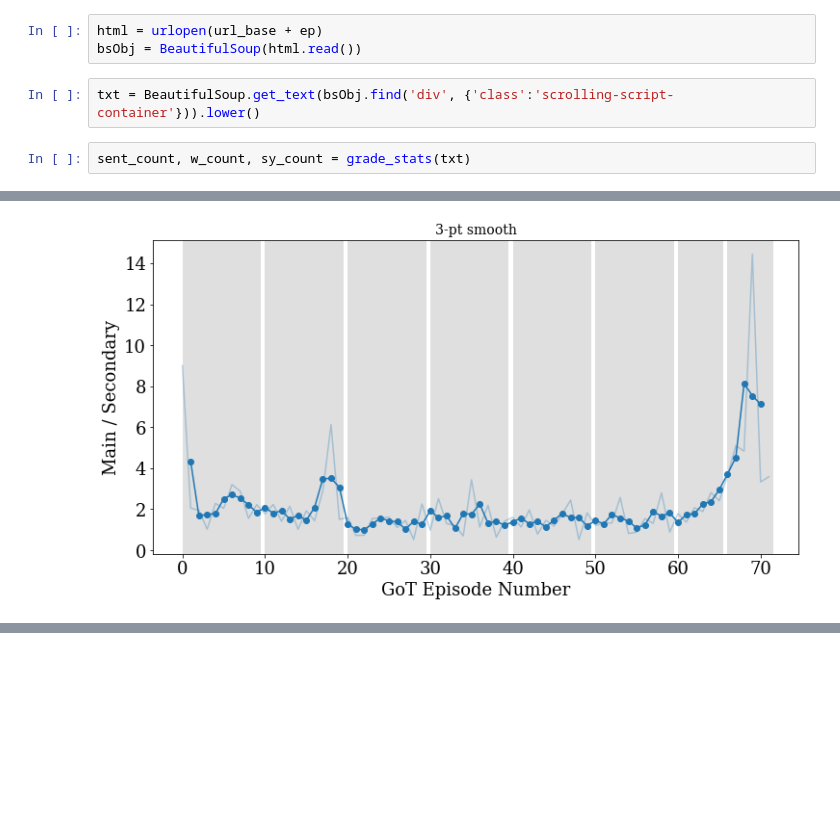
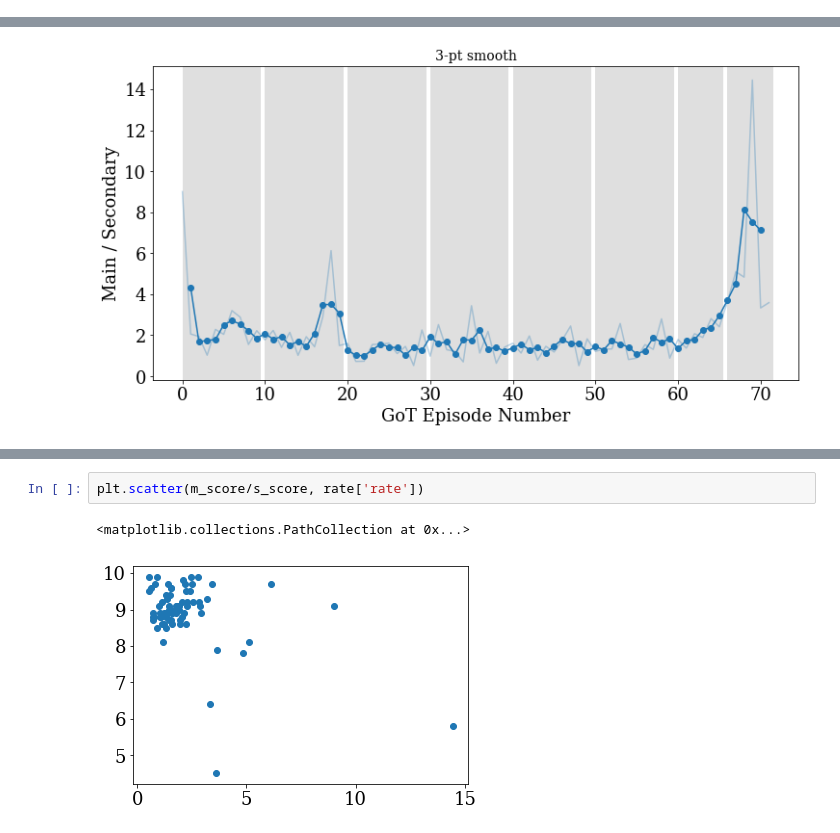
Before and after one commit to jradavenport/GoT, a Jupyter notebook: code/explore.ipynb, the cells around one changed output, grey strips where cells are left out. Drawn from its saved outputs; the diff is of its cells as text; blank space fills up the shorter version.

```diff
--- a/code/explore.ipynb
+++ b/code/explore.ipynb
@@ -50,7 +49,0 @@ ep = 's01e06'
-# %%
-html = urlopen(url_base + ep)
-bsObj = BeautifulSoup(html.read())
-# %%
-txt = BeautifulSoup.get_text(bsObj.find('div', {'class':'scrolling-script-container'})).lower()
-# %%
-sent_count, w_count, sy_count = grade_stats(txt)
@@ -687,0 +687,5 @@ print(np.nanmedian(m_score/s_score))
+# %%
+plt.scatter(m_score/s_score, rate['rate'])
+# %% [output]
+<matplotlib.collections.PathCollection at 0x...>
+[figure, added]
```
Also changed, not shown: parts of 6 cells of this notebook, 1 other file.
